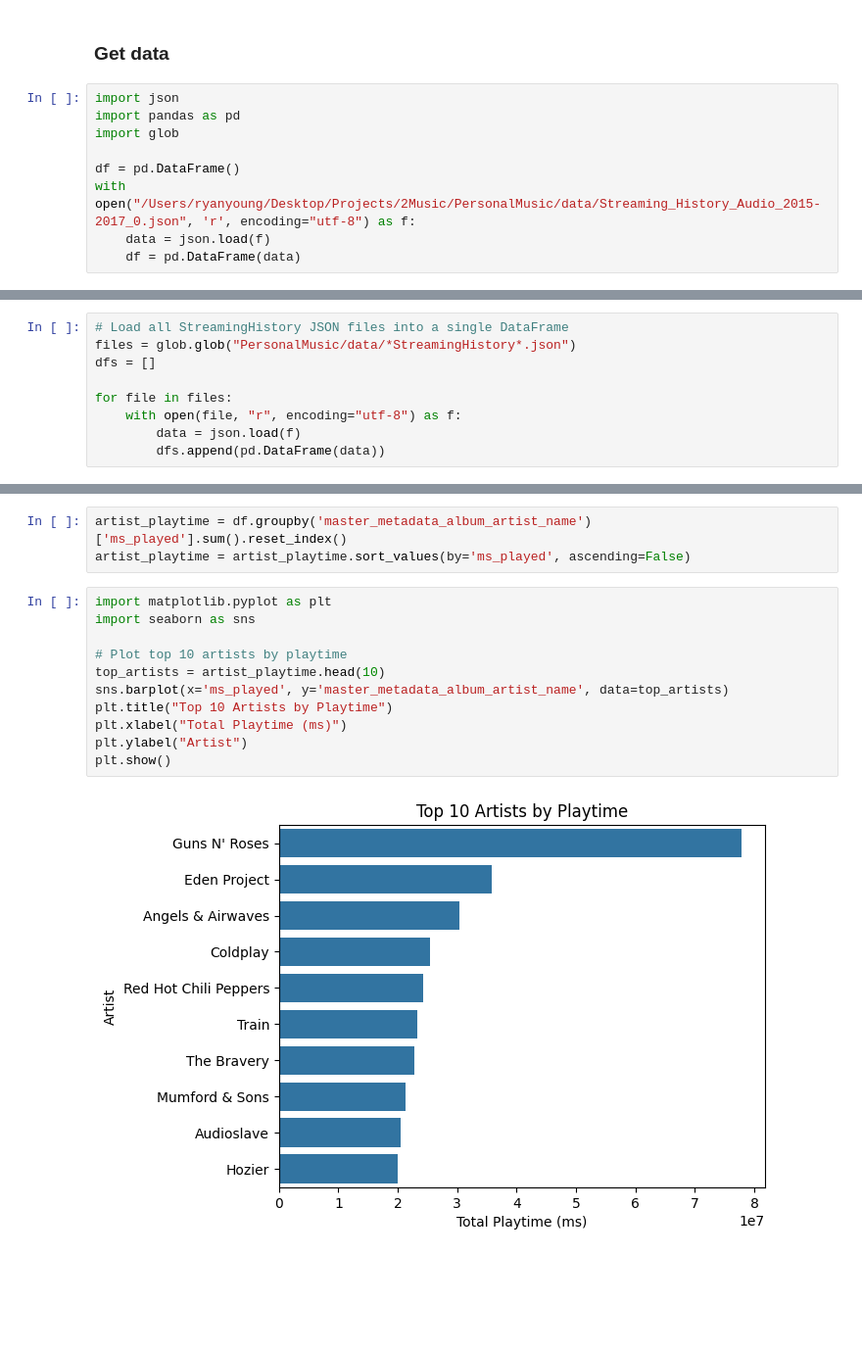
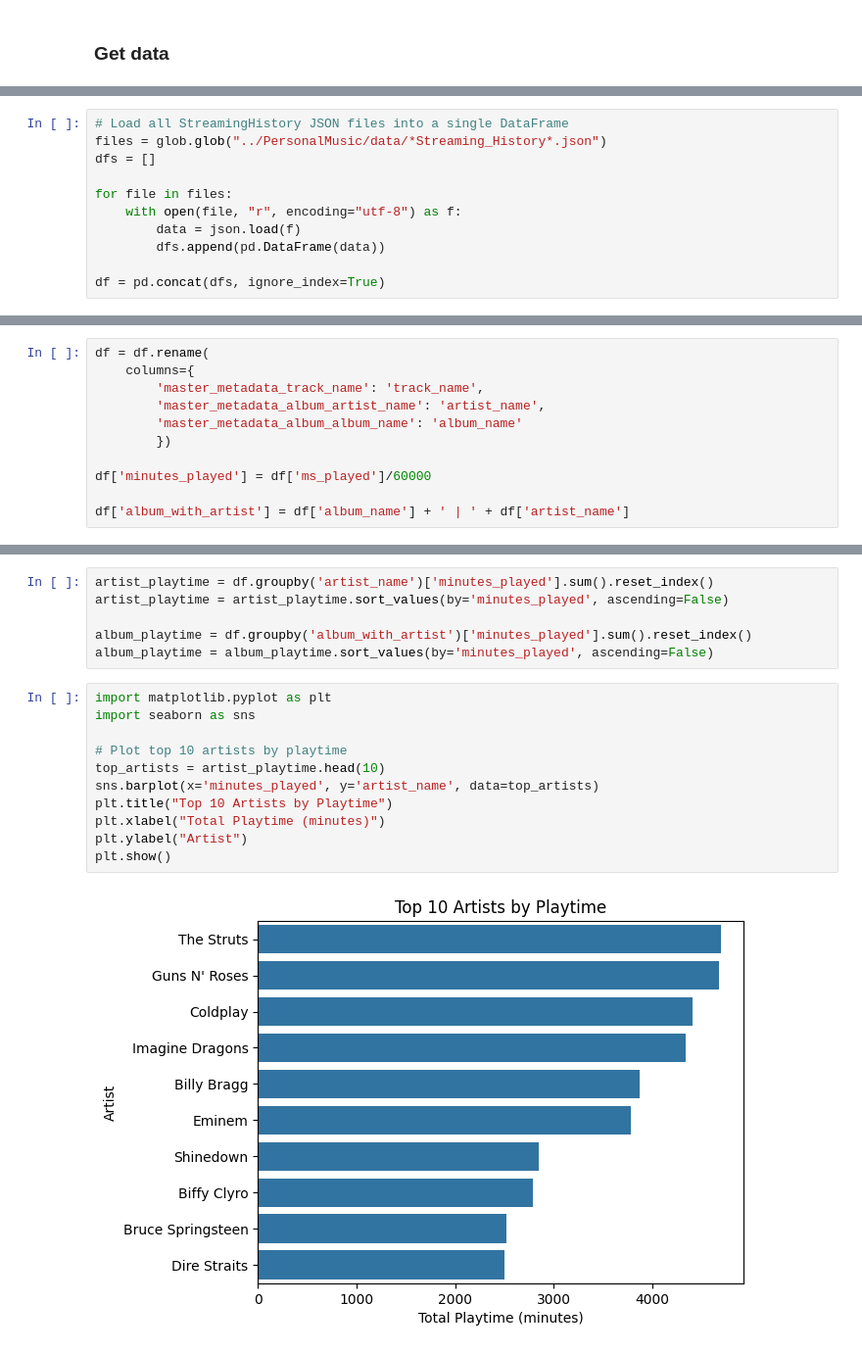
Before and after one commit to RyanYng/2Music, a Jupyter notebook: PersonalMusic/explore.ipynb, the cells around one changed output, grey strips where cells are left out. Shown at 98% size. Cells and saved outputs as stored; diff of their text form; blank space fills up the shorter version.

Commit message:
clean+explore data

```diff
--- a/PersonalMusic/explore.ipynb
+++ b/PersonalMusic/explore.ipynb
@@ -1,11 +1,2 @@
 # %% [markdown]
 ### Get data
-# %%
-import json
-import pandas as pd
-import glob
-
-df = pd.DataFrame()
-with open("/Users/ryanyoung/Desktop/Projects/2Music/PersonalMusic/data/Streaming_History_Audio_2015-2017_0.json", 'r', encoding="utf-8") as f:
-    data = json.load(f)
-    df = pd.DataFrame(data)
@@ -12,9 +7,11 @@ with open("/Users/ryanyoung/Desktop/Projects/2Music/PersonalMusic/data/Streaming
 # %%
 # Load all StreamingHistory JSON files into a single DataFrame
-files = glob.glob("PersonalMusic/data/*StreamingHistory*.json")
+files = glob.glob("../PersonalMusic/data/*Streaming_History*.json")
 dfs = []
 
 for file in files:
     with open(file, "r", encoding="utf-8") as f:
         data = json.load(f)
         dfs.append(pd.DataFrame(data))
+
+df = pd.concat(dfs, ignore_index=True)
@@ -24,0 +20,11 @@ dfs
+# %%
+df = df.rename(
+    columns={
+        'master_metadata_track_name': 'track_name',
+        'master_metadata_album_artist_name': 'artist_name',
+        'master_metadata_album_album_name': 'album_name'
+        })
+
+df['minutes_played'] = df['ms_played']/60000
+
+df['album_with_artist'] = df['album_name'] + ' | ' + df['artist_name']
@@ -25,16 +46,19 @@ dfs
 # %%
-artist_playtime = df.groupby('master_metadata_album_artist_name')['ms_played'].sum().reset_index()
-artist_playtime = artist_playtime.sort_values(by='ms_played', ascending=False)
+artist_playtime = df.groupby('artist_name')['minutes_played'].sum().reset_index()
+artist_playtime = artist_playtime.sort_values(by='minutes_played', ascending=False)
+
+album_playtime = df.groupby('album_with_artist')['minutes_played'].sum().reset_index()
+album_playtime = album_playtime.sort_values(by='minutes_played', ascending=False)
 # %%
 import matplotlib.pyplot as plt
 import seaborn as sns
 
 # Plot top 10 artists by playtime
 top_artists = artist_playtime.head(10)
-sns.barplot(x='ms_played', y='master_metadata_album_artist_name', data=top_artists)
+sns.barplot(x='minutes_played', y='artist_name', data=top_artists)
 plt.title("Top 10 Artists by Playtime")
-plt.xlabel("Total Playtime (ms)")
+plt.xlabel("Total Playtime (minutes)")
 plt.ylabel("Artist")
 plt.show()
 # %% [output]
-[figure, old version]
+[figure, new version]
```
Also changed, not shown: parts of 7 cells of this notebook, 3 other files.
